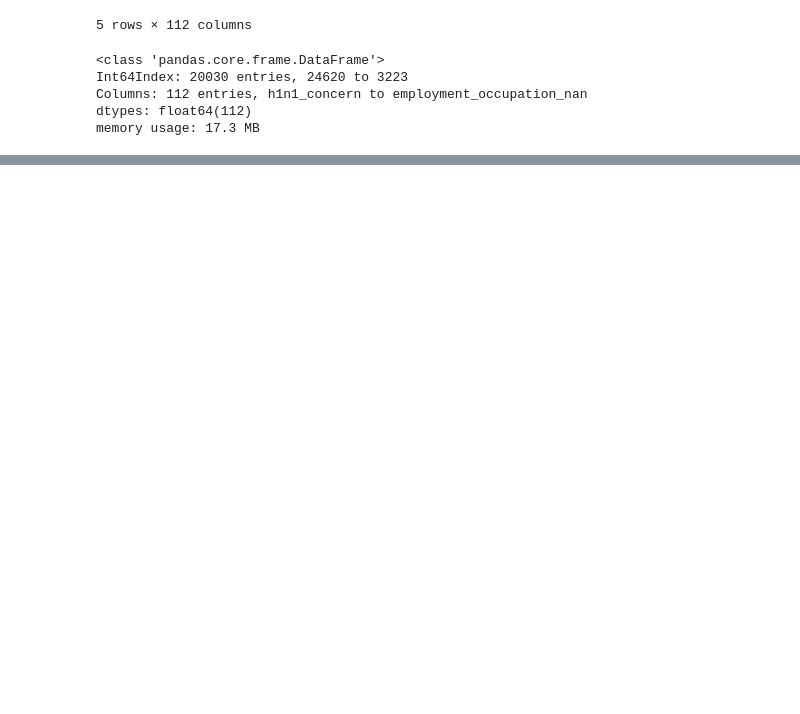
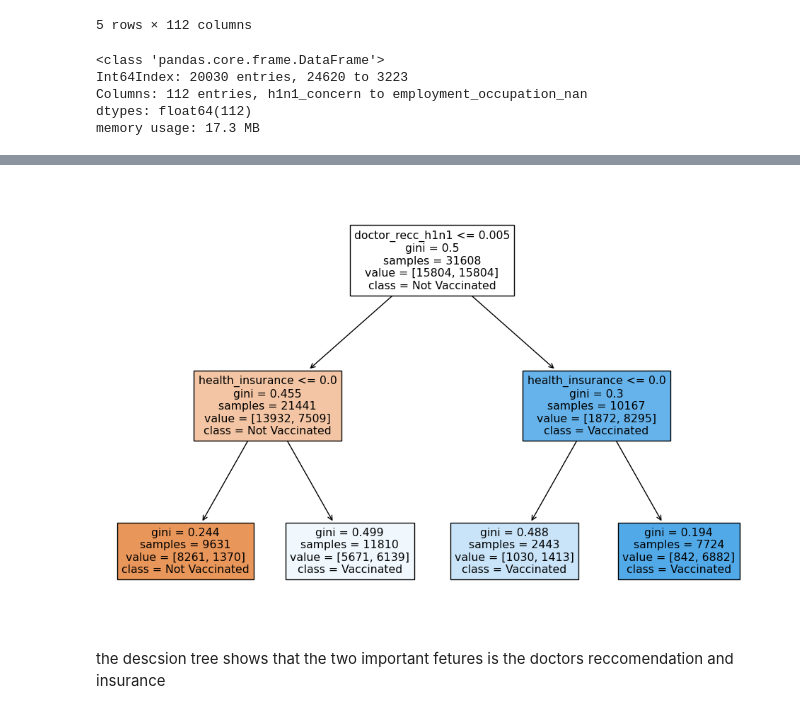
Before and after one commit to paulmachau/Phase3-project.May, a Jupyter notebook: H1N1_&_Seasonal_Flu.ipynb, the cells around one changed output, grey strips where cells are left out. Saved outputs shown, nothing was run; the diff lists cells and outputs as text; code cells hidden in the pictures; blank space fills up the shorter version.

```diff
--- a/H1N1_&_Seasonal_Flu.ipynb
+++ b/H1N1_&_Seasonal_Flu.ipynb
@@ -989,0 +1069,18 @@ test_dums_df = pd.DataFrame(test_dums,
+# %%
+from sklearn.tree import DecisionTreeClassifier
+
+# Create the decision tree model
+tree_model = DecisionTreeClassifier(max_depth=2)
+
+# Fit the model to the resampled training data
+tree_model.fit(X_train_resampled, y_train_resampled)
+
+# Get the feature importances
+feature_importances = tree_model.feature_importances_
+
+# Create a dataframe to display the feature importances
+importance_df = pd.DataFrame({'Feature': X_train_clean.columns, 'Importance': feature_importances})
+importance_df = importance_df.sort_values(by='Importance', ascending=False)
+
+# Display the feature importances
+print(importance_df)
@@ -989,0 +1102,18 @@ test_dums_df = pd.DataFrame(test_dums,
+# %%
+from sklearn.tree import DecisionTreeClassifier
+
+from sklearn.tree import DecisionTreeClassifier
+
+# Decision Tree with max_depth of 2 and a random_state of 1337.
+tree_clf = DecisionTreeClassifier(max_depth=2, random_state=1337)
+tree_clf.fit(X_train_resampled, y_train_resampled)
+
+importance = tree_clf.feature_importances_
+feature_names = X_train_clean.columns
+
+# Create a dataframe to display the feature importance
+feature_importance_df = pd.DataFrame({'Feature': feature_names, 'Importance': importance})
+feature_importance_df = feature_importance_df.sort_values(by='Importance', ascending=False)
+
+# Display the feature importance
+print(feature_importance_df)
@@ -989,0 +1135,12 @@ test_dums_df = pd.DataFrame(test_dums,
+# %%
+from sklearn import tree
+import matplotlib.pyplot as plt
+
+# Plot the decision tree
+plt.figure(figsize=(12, 8))
+tree.plot_tree(tree_clf, feature_names=X_train_clean.columns, filled=True, class_names=['Not Vaccinated', 'Vaccinated'])
+plt.show()
+# %% [output]
+[figure, added]
+# %% [markdown]
+the descsion tree shows that the two important fetures is the doctors reccomendation and insurance
```
Also changed, not shown: parts of 33 cells of this notebook.
